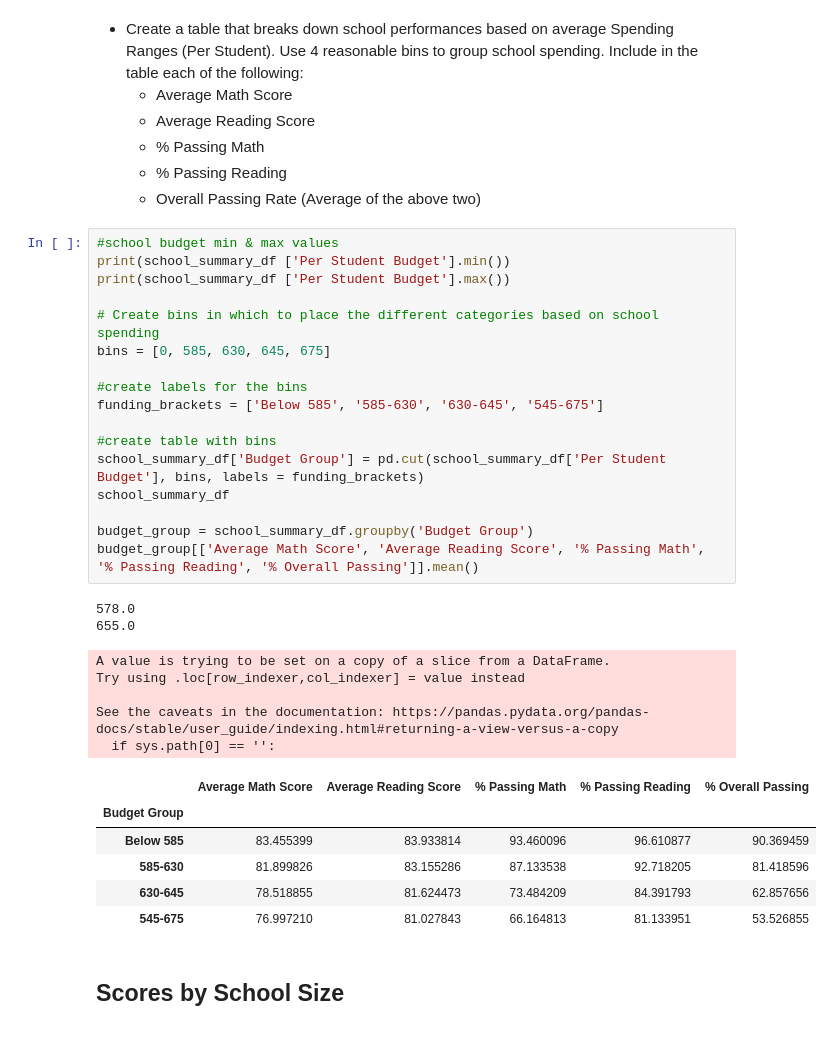
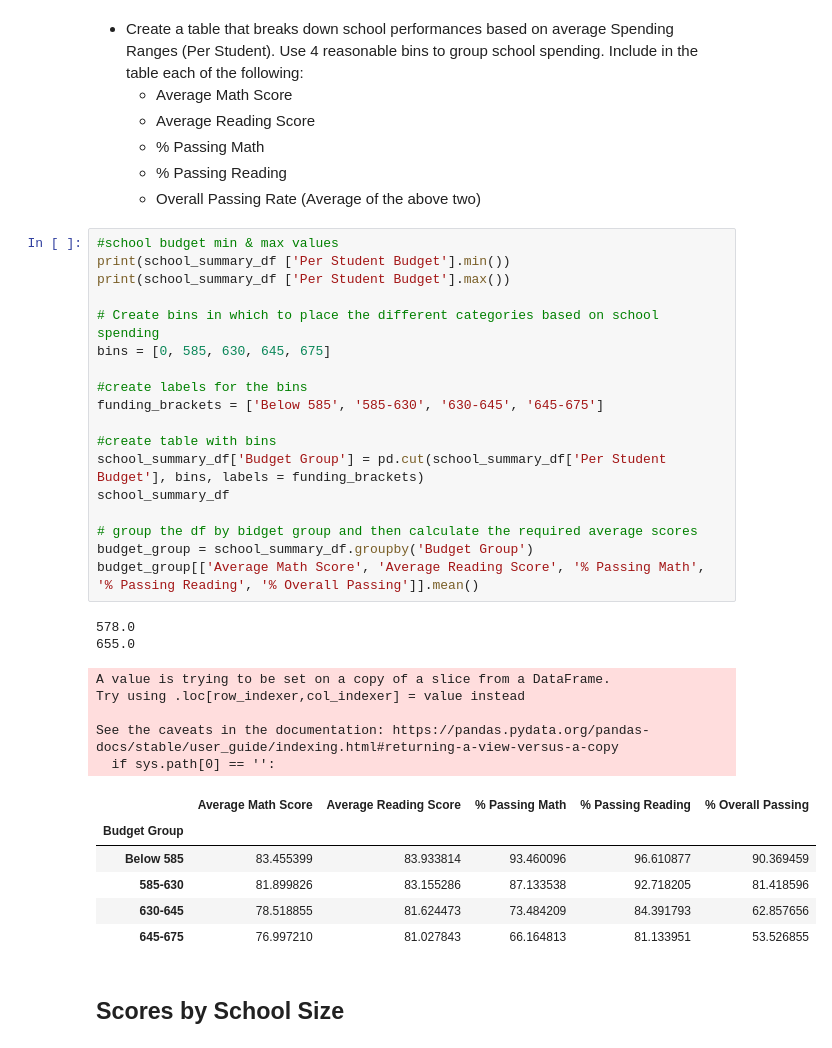
Before and after one commit to yukamara/pandas-challenge, a Jupyter notebook: PyCitySchools/PyCitySchools_starter.ipynb, the cells around one changed output. Drawn from its saved outputs; the diff is of its cells as text.

```diff
--- a/PyCitySchools/PyCitySchools_starter.ipynb
+++ b/PyCitySchools/PyCitySchools_starter.ipynb
@@ -314,34 +314,35 @@ reading_score_by_grade_df.unstack('grade')
 # %%
 #school budget min & max values
 print(school_summary_df ['Per Student Budget'].min())
 print(school_summary_df ['Per Student Budget'].max())
 
 # Create bins in which to place the different categories based on school spending
 bins = [0, 585, 630, 645, 675]
 
 #create labels for the bins
-funding_brackets = ['Below 585', '585-630', '630-645', '545-675']
+funding_brackets = ['Below 585', '585-630', '630-645', '645-675']
 
 #create table with bins
 school_summary_df['Budget Group'] = pd.cut(school_summary_df['Per Student Budget'], bins, labels = funding_brackets)
 school_summary_df
 
+# group the df by bidget group and then calculate the required average scores
 budget_group = school_summary_df.groupby('Budget Group')
 budget_group[['Average Math Score', 'Average Reading Score', '% Passing Math',  '% Passing Reading', '% Overall Passing']].mean()
 # %% [output]
 578.0
 655.0
 A value is trying to be set on a copy of a slice from a DataFrame.
 Try using .loc[row_indexer,col_indexer] = value instead
 
 See the caveats in the documentation: https://pandas.pydata.org/pandas-docs/stable/user_guide/indexing.html#returning-a-view-versus-a-copy
   if sys.path[0] == '':
 |  | Average Math Score | Average Reading Score | % Passing Math | % Passing Reading | % Overall Passing |
 | Budget Group |  |  |  |  |  |
 | Below 585 | 83.455399 | 83.933814 | 93.460096 | 96.610877 | 90.369459 |
 | 585-630 | 81.899826 | 83.155286 | 87.133538 | 92.718205 | 81.418596 |
 | 630-645 | 78.518855 | 81.624473 | 73.484209 | 84.391793 | 62.857656 |
-| 545-675 | 76.997210 | 81.027843 | 66.164813 | 81.133951 | 53.526855 |
+| 645-675 | 76.997210 | 81.027843 | 66.164813 | 81.133951 | 53.526855 |
 # %% [markdown]
 ## Scores by School Size
 # %% [markdown]
```
Also changed, not shown: parts of 10 cells of this notebook, 3 other files.
